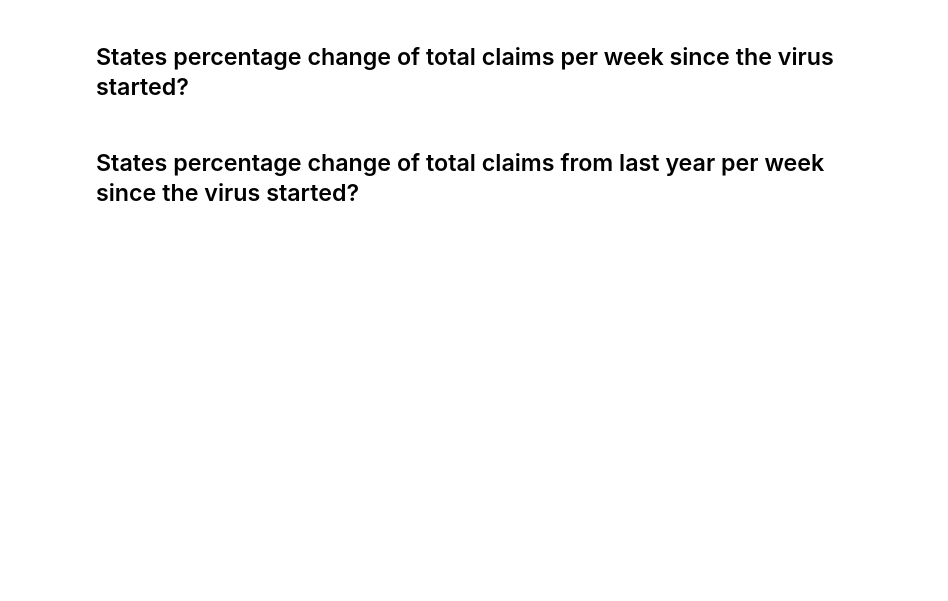
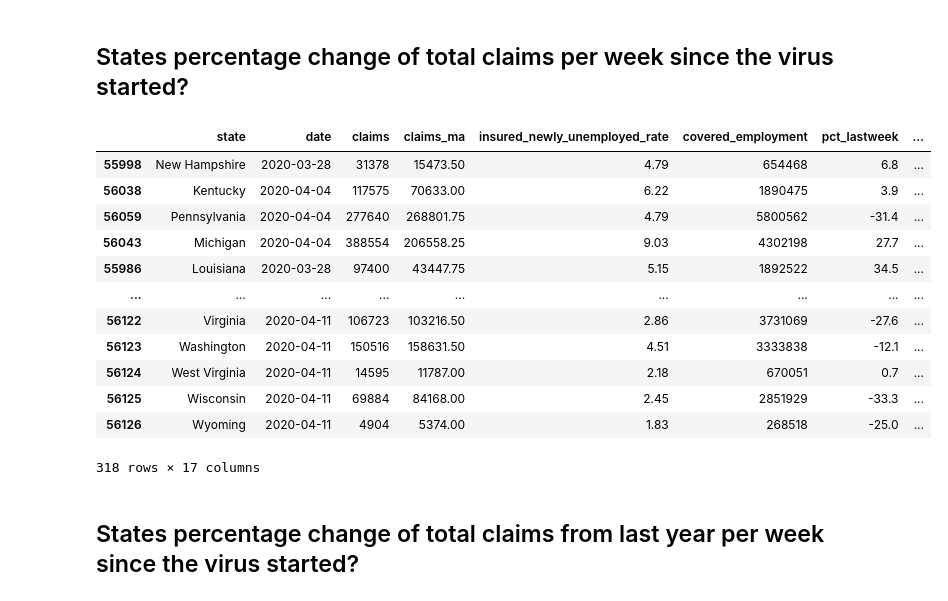
Before and after one commit to ritzdorfqu/Unemployment-Claims, a Jupyter notebook: Unemployment-Claims.ipynb, the cells around one changed output. Cells and saved outputs as stored; diff of their text form; code cells hidden in the pictures; blank space fills up the shorter version.

```diff
--- a/Unemployment-Claims.ipynb
+++ b/Unemployment-Claims.ipynb
@@ -273,4 +371,24 @@ state_claims[
 # %% [markdown]
 ## States percentage change of total claims per week since the virus started?
+# %%
+state_claims[
+    state_claims['date'] >= virus_date
+].sort_values(
+    'cont_claims_pct_lastweek', ascending=False
+)
+# %% [output]
+|  | state | date | claims | claims_ma | insured_newly_unemployed_rate | covered_employment | pct_lastweek | ... |
+| 55998 | New Hampshire | 2020-03-28 | 31378 | 15473.50 | 4.79 | 654468 | 6.8 | ... |
+| 56038 | Kentucky | 2020-04-04 | 117575 | 70633.00 | 6.22 | 1890475 | 3.9 | ... |
+| 56059 | Pennsylvania | 2020-04-04 | 277640 | 268801.75 | 4.79 | 5800562 | -31.4 | ... |
+| 56043 | Michigan | 2020-04-04 | 388554 | 206558.25 | 9.03 | 4302198 | 27.7 | ... |
+| 55986 | Louisiana | 2020-03-28 | 97400 | 43447.75 | 5.15 | 1892522 | 34.5 | ... |
+| ... | ... | ... | ... | ... | ... | ... | ... | ... |
+| 56122 | Virginia | 2020-04-11 | 106723 | 103216.50 | 2.86 | 3731069 | -27.6 | ... |
+| 56123 | Washington | 2020-04-11 | 150516 | 158631.50 | 4.51 | 3333838 | -12.1 | ... |
+| 56124 | West Virginia | 2020-04-11 | 14595 | 11787.00 | 2.18 | 670051 | 0.7 | ... |
+| 56125 | Wisconsin | 2020-04-11 | 69884 | 84168.00 | 2.45 | 2851929 | -33.3 | ... |
+| 56126 | Wyoming | 2020-04-11 | 4904 | 5374.00 | 1.83 | 268518 | -25.0 | ... |
+318 rows × 17 columns
 # %% [markdown]
 ## States percentage change of total claims from last year per week since the virus started?
```
Also changed, not shown: parts of 45 cells of this notebook.
